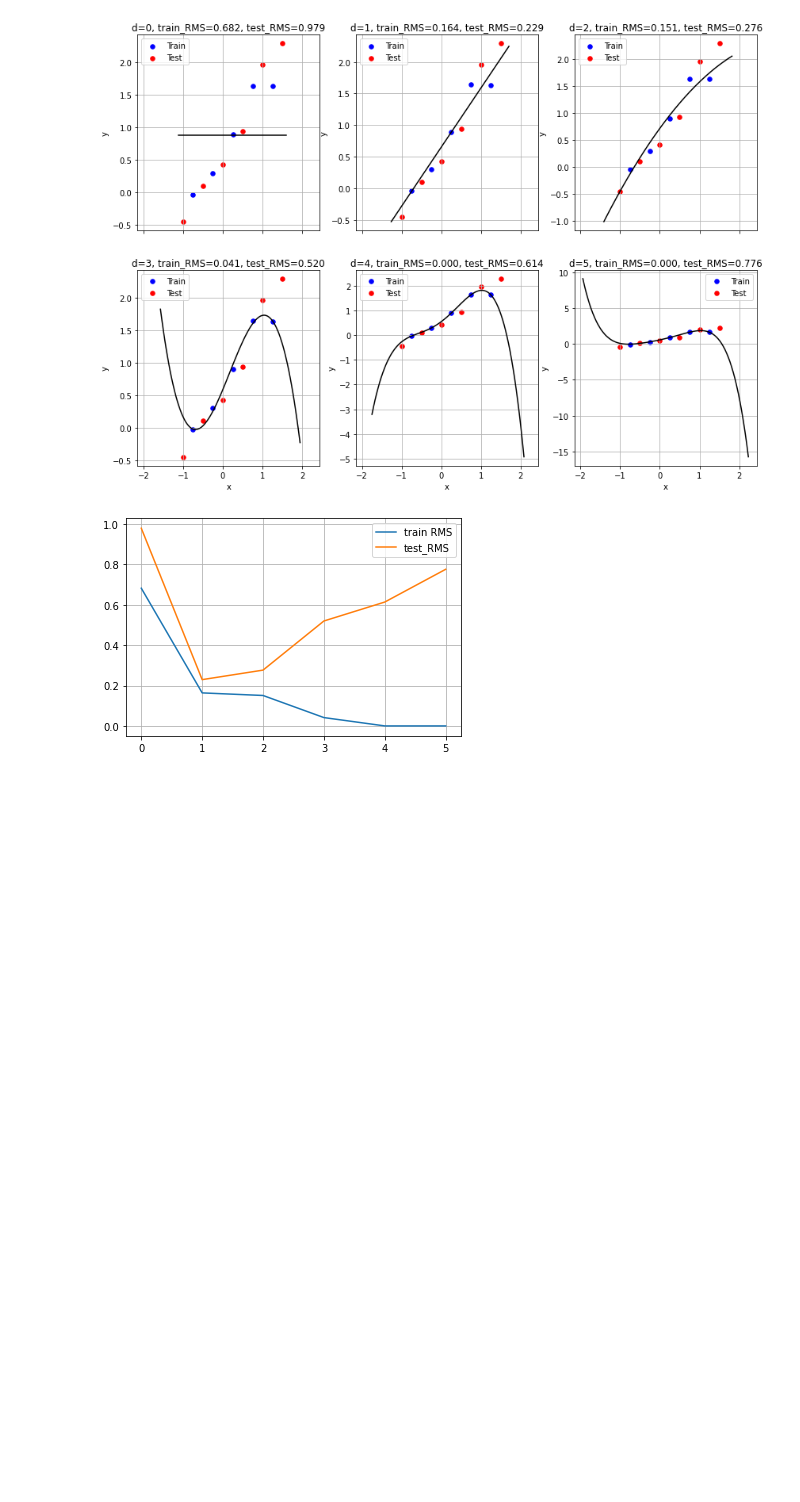
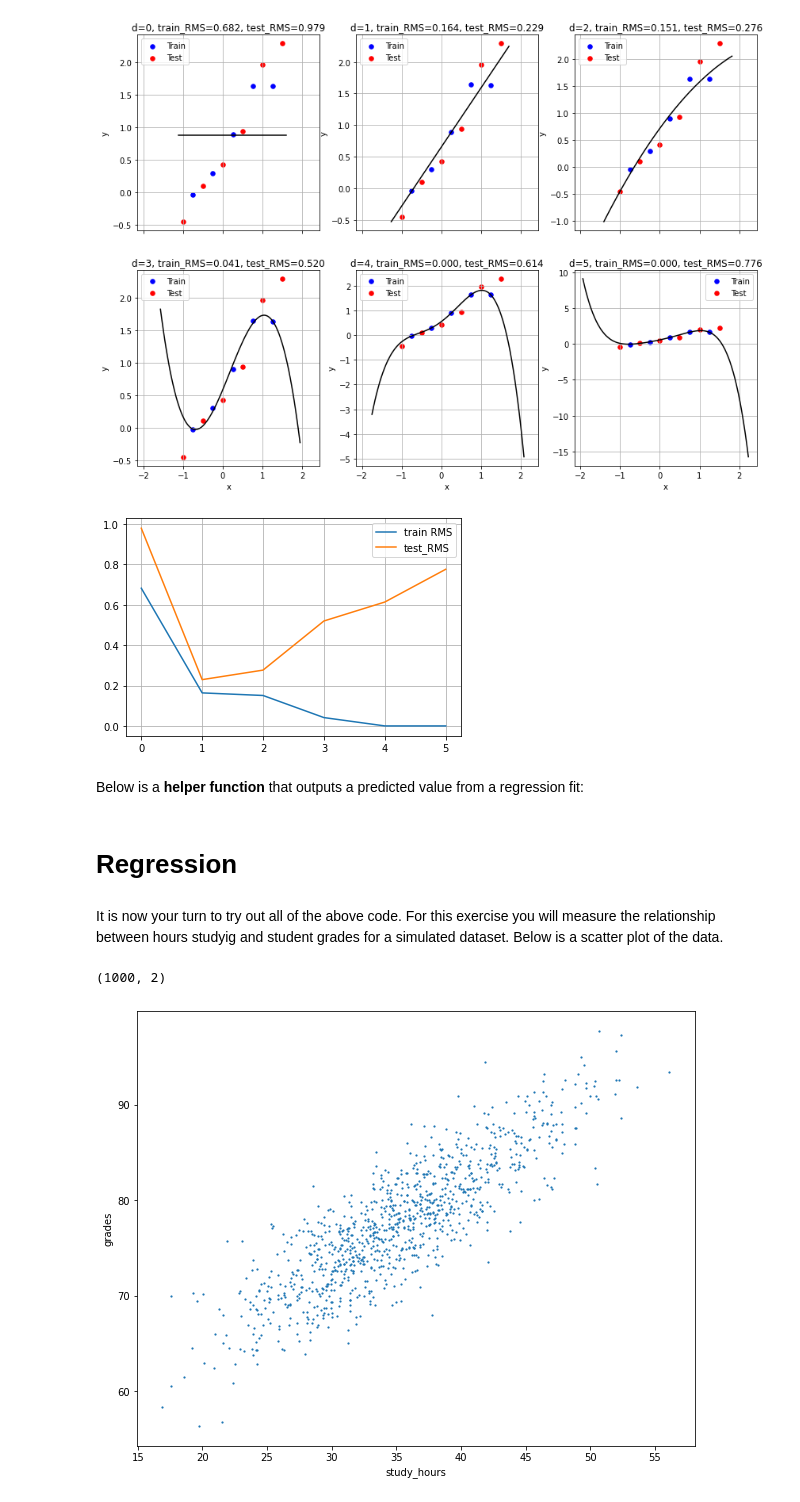
Before and after one commit to yongxuantan/Python-for-atmospheric-science, a Jupyter notebook: Statistical Methods with Widget Visual/Polynomial_Regression.ipynb, the cells around one changed output. Saved outputs shown, nothing was run; the diff lists cells and outputs as text; code cells hidden in the pictures; blank space fills up the shorter version.

```diff
--- a/Statistical Methods with Widget Visual/Polynomial_Regression.ipynb
+++ b/Statistical Methods with Widget Visual/Polynomial_Regression.ipynb
@@ -192,0 +198,2 @@ grid()
+# %% [markdown]
+Below is a **helper function** that outputs a predicted value from a regression fit:
@@ -192,0 +203,4 @@ grid()
+# %% [markdown]
+# Regression
+# %% [markdown]
+It is now your turn to try out all of the above code. For this exercise you will measure the relationship between hours studyig and student grades for a simulated dataset. Below is a scatter plot of the data.
@@ -192,0 +210,9 @@ grid()
+# %%
+data = pd.read_csv('hw_regression_data.csv')
+print(data.shape)
+data.head()
+
+ax= data.plot(kind='scatter',s=1.4,x="study_hours",y="grades",figsize=[10,8]);
+# %% [output]
+(1000, 2)
+[figure, added]
```
Also changed, not shown: parts of 26 cells of this notebook.
